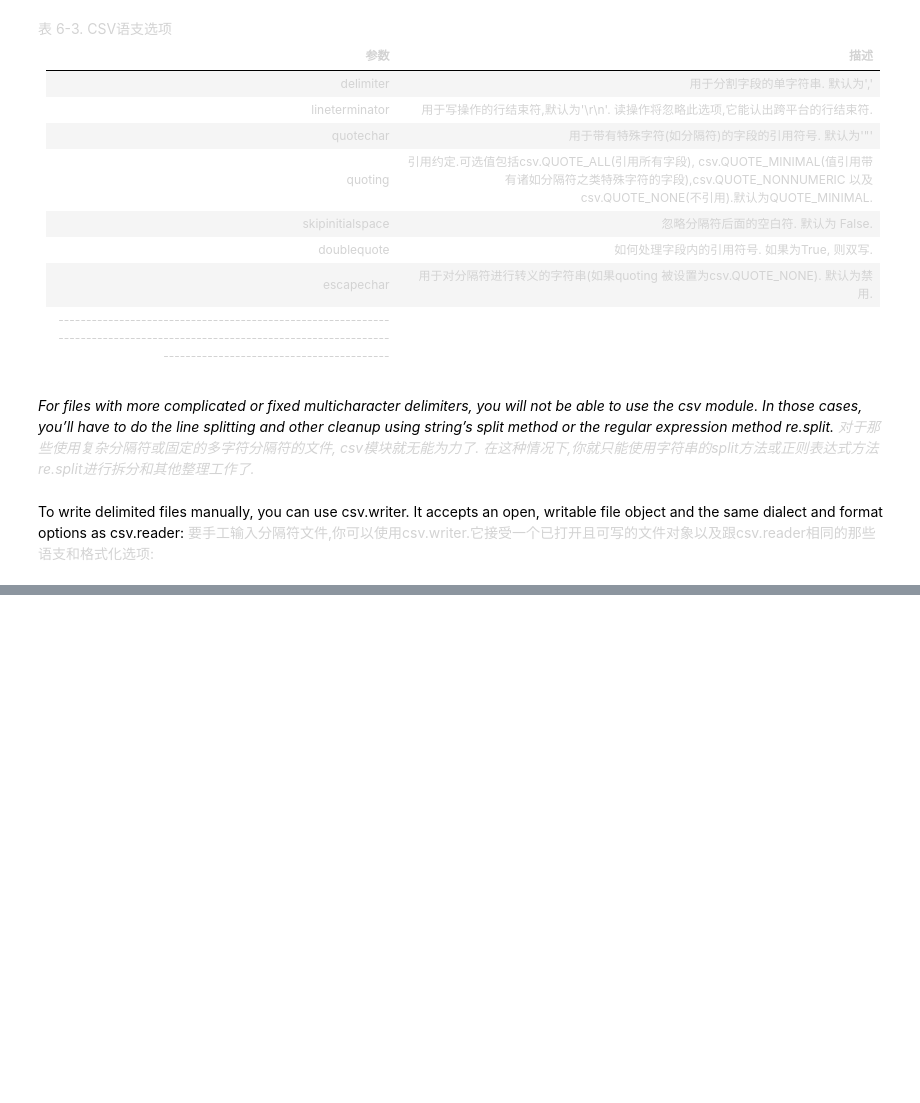
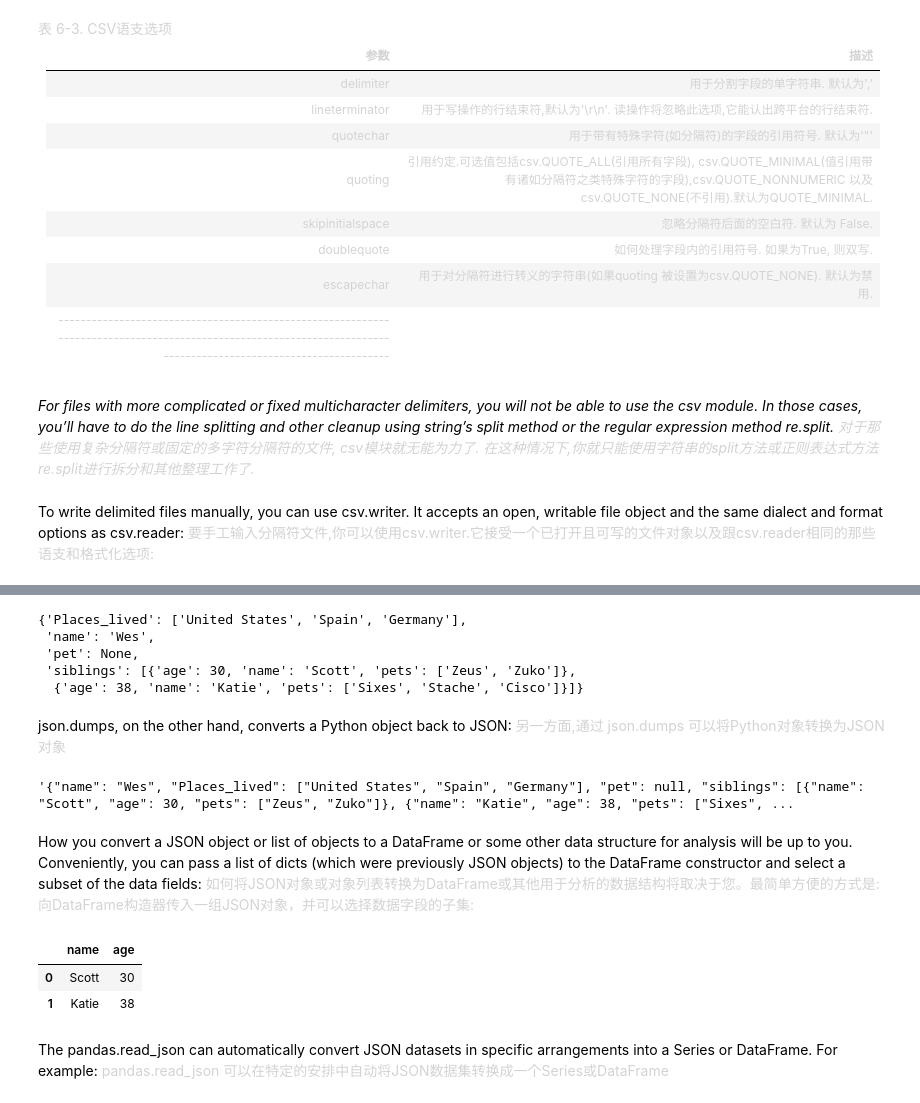
Before and after one commit to edenwzg/code, a Jupyter notebook: jupyter/Python for data analysis/Chapter 6. Data loading,Storage,and File Formats.ipynb, the cells around one changed output, grey strips where cells are left out. Cells and saved outputs as stored; diff of their text form; code cells hidden in the pictures; blank space fills up the shorter version.

Commit message:
none

```diff
--- a/jupyter/Python for data analysis/Chapter 6. Data loading,Storage,and File Formats.ipynb
+++ b/jupyter/Python for data analysis/Chapter 6. Data loading,Storage,and File Formats.ipynb
@@ -709,0 +716,10 @@ with open('mydata.csv', 'w') as f:
+# %%
+obj = """
+{"name" : "Wes",
+ "Places_lived" : ["United States", "Spain", "Germany"],
+ "pet" : null,
+ "siblings": [{"name": "Scott", "age": 30, "pets":["Zeus", "Zuko"]},
+              {"name": "Katie", "age": 38,
+               "pets": ["Sixes", "Stache", "Cisco"]}]
+}
+"""
@@ -709,0 +730,34 @@ with open('mydata.csv', 'w') as f:
+# %%
+import json
+result = json.loads(obj)
+result
+# %% [output]
+{'Places_lived': ['United States', 'Spain', 'Germany'],
+ 'name': 'Wes',
+ 'pet': None,
+ 'siblings': [{'age': 30, 'name': 'Scott', 'pets': ['Zeus', 'Zuko']},
+  {'age': 38, 'name': 'Katie', 'pets': ['Sixes', 'Stache', 'Cisco']}]}
+# %% [markdown]
+json.dumps, on the other hand, converts a Python object back to JSON:
+<font color=LightGray>
+另一方面,通过 json.dumps 可以将Python对象转换为JSON对象
+# %%
+asjson = json.dumps(result)
+asjson
+# %% [output]
+'{"name": "Wes", "Places_lived": ["United States", "Spain", "Germany"], "pet": null, "siblings": [{"name": "Scott", "age": 30, "pets": ["Zeus", "Zuko"]}, {"name": "Katie", "age": 38, "pets": ["Sixes", ...
+# %% [markdown]
+How you convert a JSON object or list of objects to a DataFrame or some other data structure for analysis will be up to you. Conveniently, you can pass a list of dicts (which were previously JSON objects) to the DataFrame constructor and select a subset of the data fields:
+<font color=LightGray>
+如何将JSON对象或对象列表转换为DataFrame或其他用于分析的数据结构将取决于您。最简单方便的方式是:向DataFrame构造器传入一组JSON对象，并可以选择数据字段的子集:
+# %%
+siblings = pd.DataFrame(result['siblings'], columns=['name', 'age'])
+siblings
+# %% [output]
+|  | name | age |
+| 0 | Scott | 30 |
+| 1 | Katie | 38 |
+# %% [markdown]
+The pandas.read_json can automatically convert JSON datasets in specific arrangements into a Series or DataFrame. For example:
+<font color=LightGray>
+pandas.read_json 可以在特定的安排中自动将JSON数据集转换成一个Series或DataFrame
```
Also changed, not shown: parts of 23 cells of this notebook.
